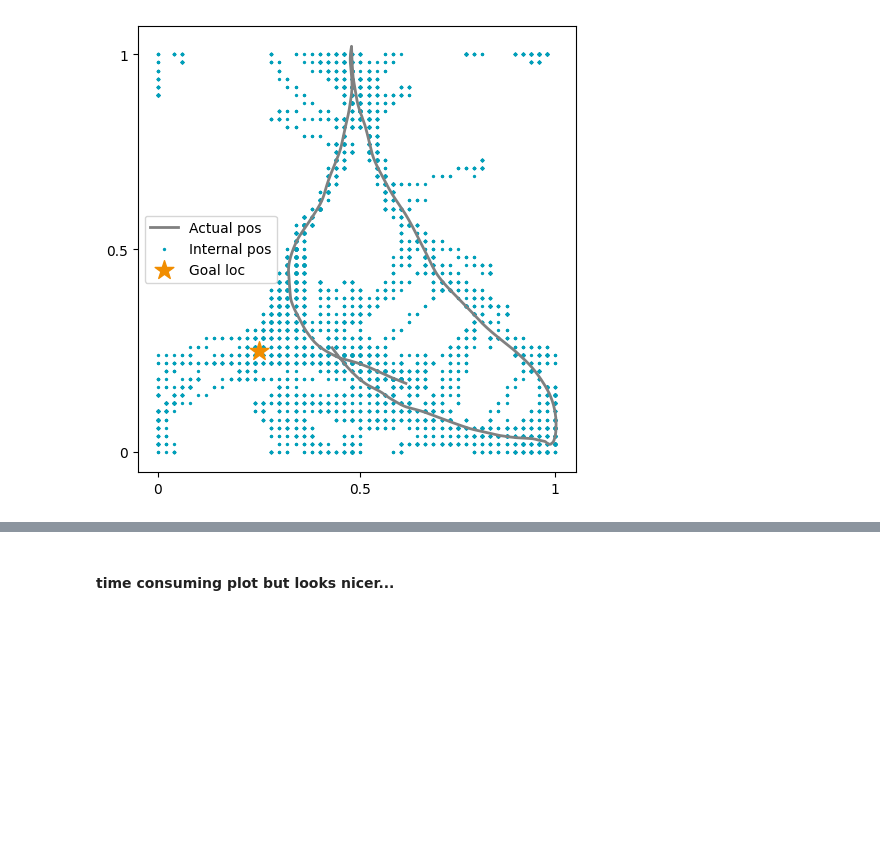
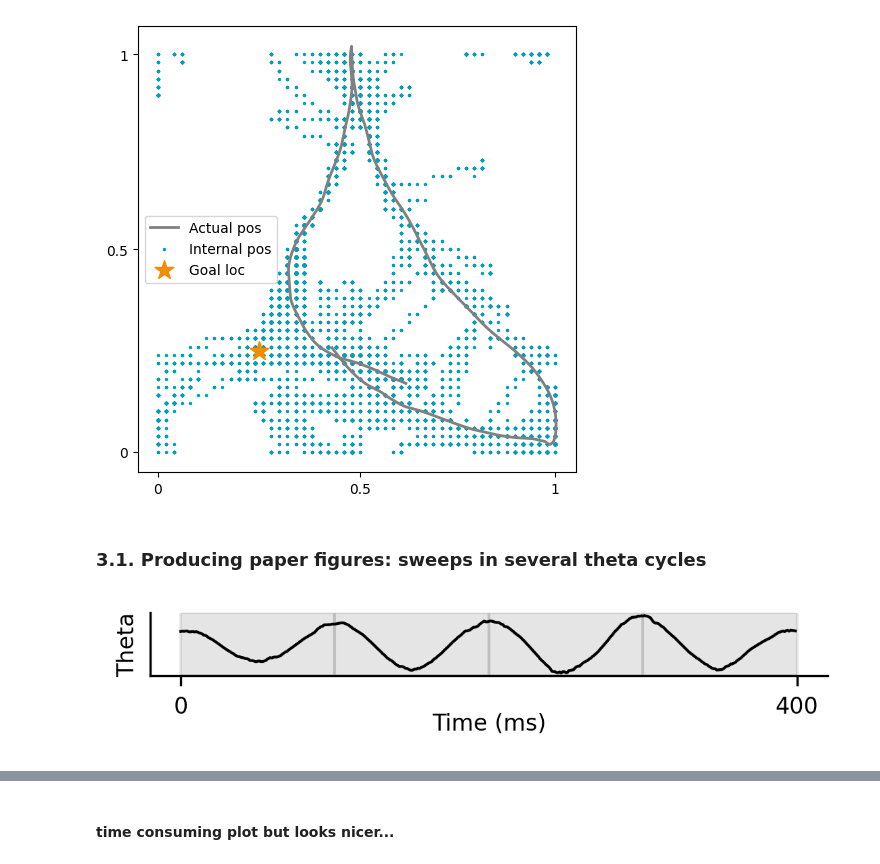
Before and after one commit to ZilongJi/HoneycombSweeps, a Jupyter notebook: PCCAN_Sweep.ipynb, the cells around one changed output, grey strips where cells are left out. Drawn from its saved outputs; the diff is of its cells as text; code cells hidden in the pictures; blank space fills up the shorter version.

```diff
--- a/PCCAN_Sweep.ipynb
+++ b/PCCAN_Sweep.ipynb
@@ -239,3 +239,29 @@ plt.tight_layout()
 plt.savefig('./figures/GD_sweeptraj.pdf', dpi=300)
 # %% [output]
 [figure]
+# %% [markdown]
+### 3.1. Producing paper figures: sweeps in several theta cycles
+# %%
+fig, ax = plt.subplots(1, 1, figsize=(3.8,0.9), dpi=300)
+
+#plot ThetaModulator
+start = 1100
+end = 1500
+
+ax.plot(ThetaModulator[1100:1500], color='black', linewidth=1)
+#vertical area every 100 points
+for i in range((end-start)//100):
+    ax.axvspan(i*100, (i+1)*100, color='grey', alpha=0.2)
+
+ax.spines['top'].set_visible(False)
+ax.spines['right'].set_visible(False)
+ax.set_xticks([0, end-start])
+ax.set_yticks([])
+ax.set_ylabel('Theta', fontsize=8)
+ax.set_xlabel('Time (ms)', fontsize=8, labelpad=-2)
+#ticksize to 8
+ax.tick_params(axis='both', which='major', labelsize=8)
+plt.tight_layout()
+plt.savefig('./figures/ThetaModulator.pdf', dpi=300)
+# %% [output]
+[figure, added]
```
Also changed, not shown: parts of 14 cells of this notebook, 5 other files.
